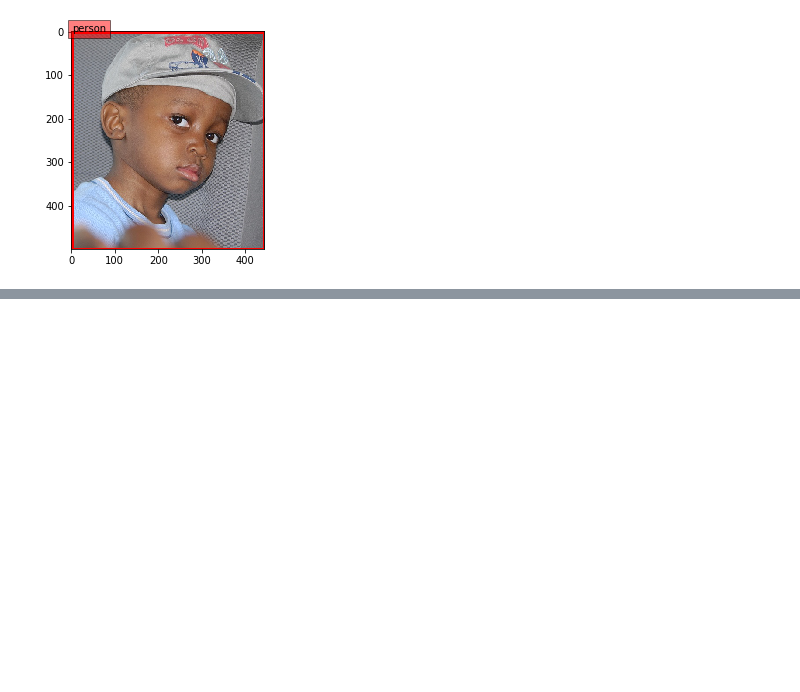
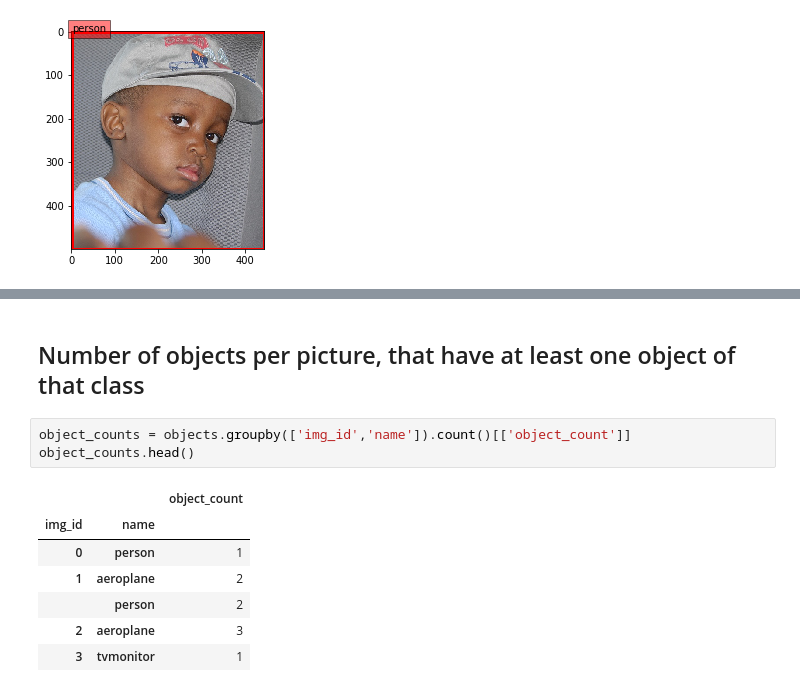
Before and after one commit to MartinHurnak/NN_project, a Jupyter notebook: notebooks/VOC_explorative_analysis.ipynb, the cells around one changed output, grey strips where cells are left out. Cells and saved outputs as stored; diff of their text form; blank space fills up the shorter version.

```diff
--- a/notebooks/VOC_explorative_analysis.ipynb
+++ b/notebooks/VOC_explorative_analysis.ipynb
@@ -183,0 +204,13 @@ for img_id in objects[(objects['bb_width']>0.99)&(objects['bb_height']>0.99)]['i
+# %% [markdown]
+## Number of objects per picture, that have at least one object of that class
+# %%
+object_counts = objects.groupby(['img_id','name']).count()[['object_count']]
+object_counts.head()
+# %% [output]
+|  |  | object_count |
+| img_id | name |  |
+| 0 | person | 1 |
+| 1 | aeroplane | 2 |
+|  | person | 2 |
+| 2 | aeroplane | 3 |
+| 3 | tvmonitor | 1 |
```
Also changed, not shown: parts of 10 cells of this notebook.
